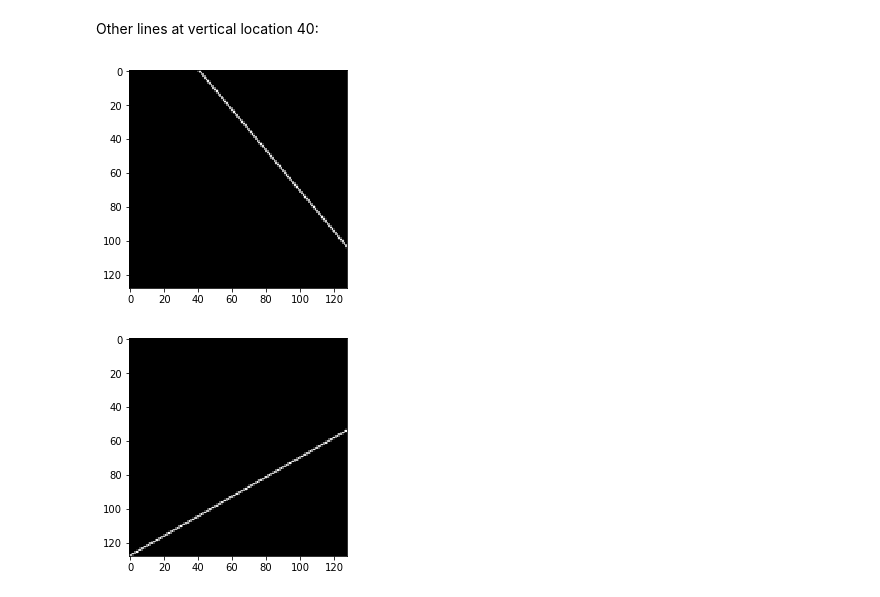
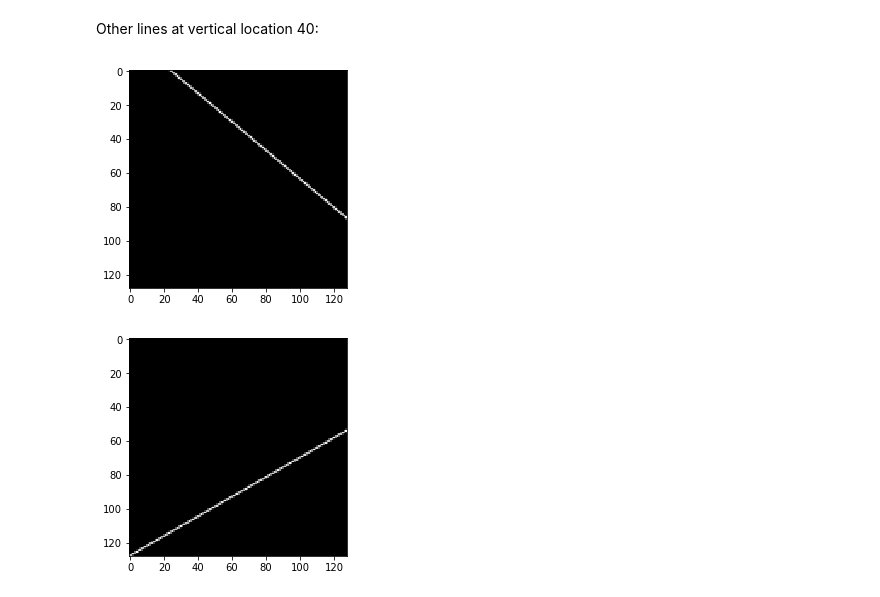
Before and after one commit to fastai/numerical-linear-algebra, a Jupyter notebook: nbs/4. Compressed Sensing of CT Scans with Robust Regression.ipynb, the cells around one changed output. Drawn from its saved outputs; the diff is of its cells as text; code cells hidden in the pictures.

```diff
--- a/nbs/4. Compressed Sensing of CT Scans with Robust Regression.ipynb
+++ b/nbs/4. Compressed Sensing of CT Scans with Robust Regression.ipynb
@@ -332,6 +393,8 @@ def build_projection_operator(l_x, n_dir):
     return proj_operator
 # %% [markdown]
 #### Projection operator
+# %%
+l = 128
 # %%
 proj_operator = build_projection_operator(l, l // 7)
 # %%
@@ -366,9 +429,9 @@ plt.imshow(proj_t[3,40], cmap='gray');
 # %% [markdown]
 Other lines at vertical location 40:
 # %%
-plt.imshow(proj_t[5,40], cmap='gray');
+plt.imshow(proj_t[4,40], cmap='gray');
 # %% [output]
-[figure, old version]
+[figure, new version]
 # %%
 plt.imshow(proj_t[15,40], cmap='gray');
 # %% [output]
```
Also changed, not shown: parts of 32 cells of this notebook, 9 other files.
